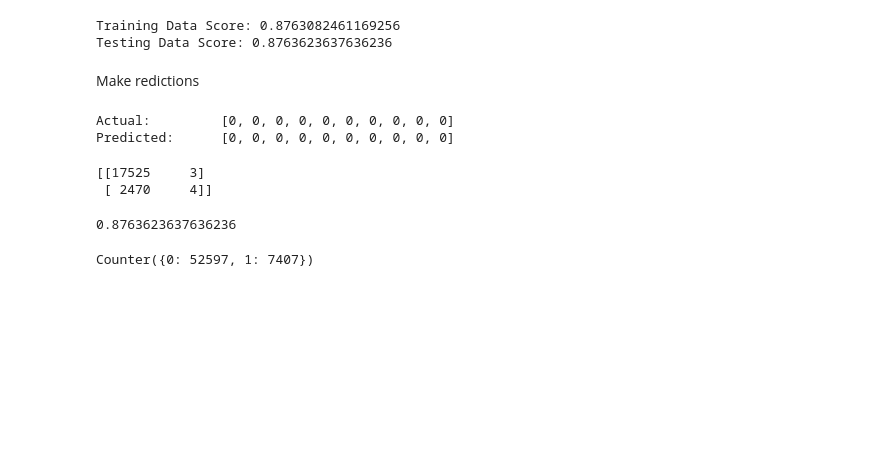
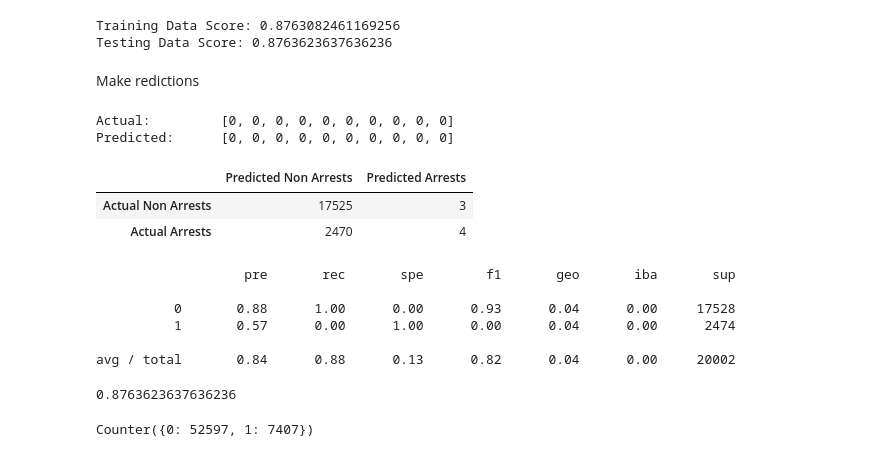
Before and after one commit to ninagoodwin88/Final-Project, a Jupyter notebook: docs/subfolder/Chicago_machine_learning.ipynb, the cells around one changed output. Cells and saved outputs as stored; diff of their text form; code cells hidden in the pictures; blank space fills up the shorter version.

```diff
--- a/docs/subfolder/Chicago_machine_learning.ipynb
+++ b/docs/subfolder/Chicago_machine_learning.ipynb
@@ -109,13 +86,27 @@ Actual:         [0, 0, 0, 0, 0, 0, 0, 0, 0, 0]
 Predicted:      [0, 0, 0, 0, 0, 0, 0, 0, 0, 0]
 # %%
 y_pred = classifier.predict(X_test)
+# %%
+from sklearn.metrics import confusion_matrix, classification_report
+matrix_1 = confusion_matrix(y_test, y_pred)
+cm3_df = pd.DataFrame(
+    matrix_1, index=["Actual Non Arrests", "Actual Arrests"], columns=["Predicted Non Arrests", "Predicted Arrests"])
+cm3_df
+# %% [output]
+|  | Predicted Non Arrests | Predicted Arrests |
+| Actual Non Arrests | 17525 | 3 |
+| Actual Arrests | 2470 | 4 |
 # %%
-from sklearn.metrics import confusion_matrix, classification_report
-matrix = confusion_matrix(y_test, y_pred)
-print(matrix)
+from imblearn.metrics import classification_report_imbalanced
+
+print(classification_report_imbalanced(y_test, y_pred))
 # %% [output]
-[[17525     3]
- [ 2470     4]]
+                   pre       rec       spe        f1       geo       iba       sup
+
+          0       0.88      1.00      0.00      0.93      0.04      0.00     17528
+          1       0.57      0.00      1.00      0.00      0.04      0.00      2474
+
+avg / total       0.84      0.88      0.13      0.82      0.04      0.00     20002
 # %%
 from sklearn.metrics import accuracy_score
 accuracy_score(y_test, y_pred)
```
Also changed, not shown: parts of 22 cells of this notebook.
